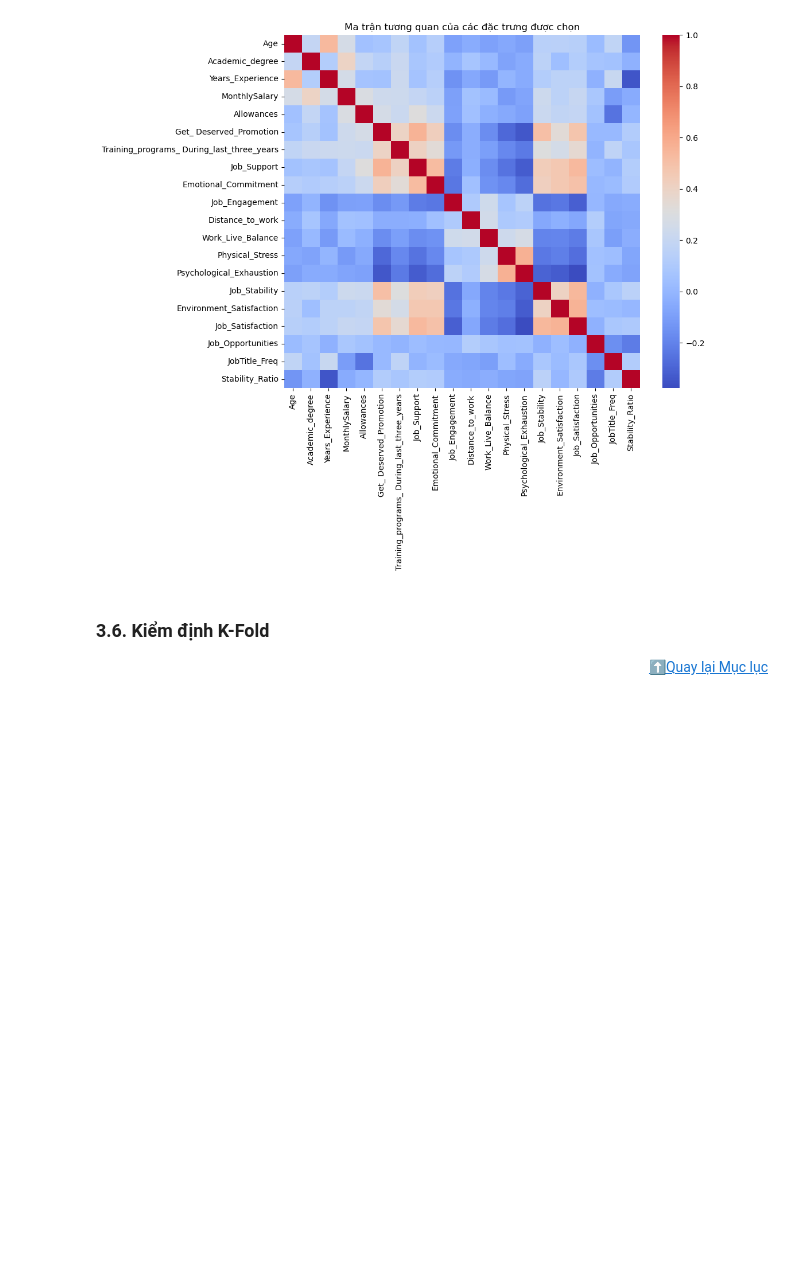
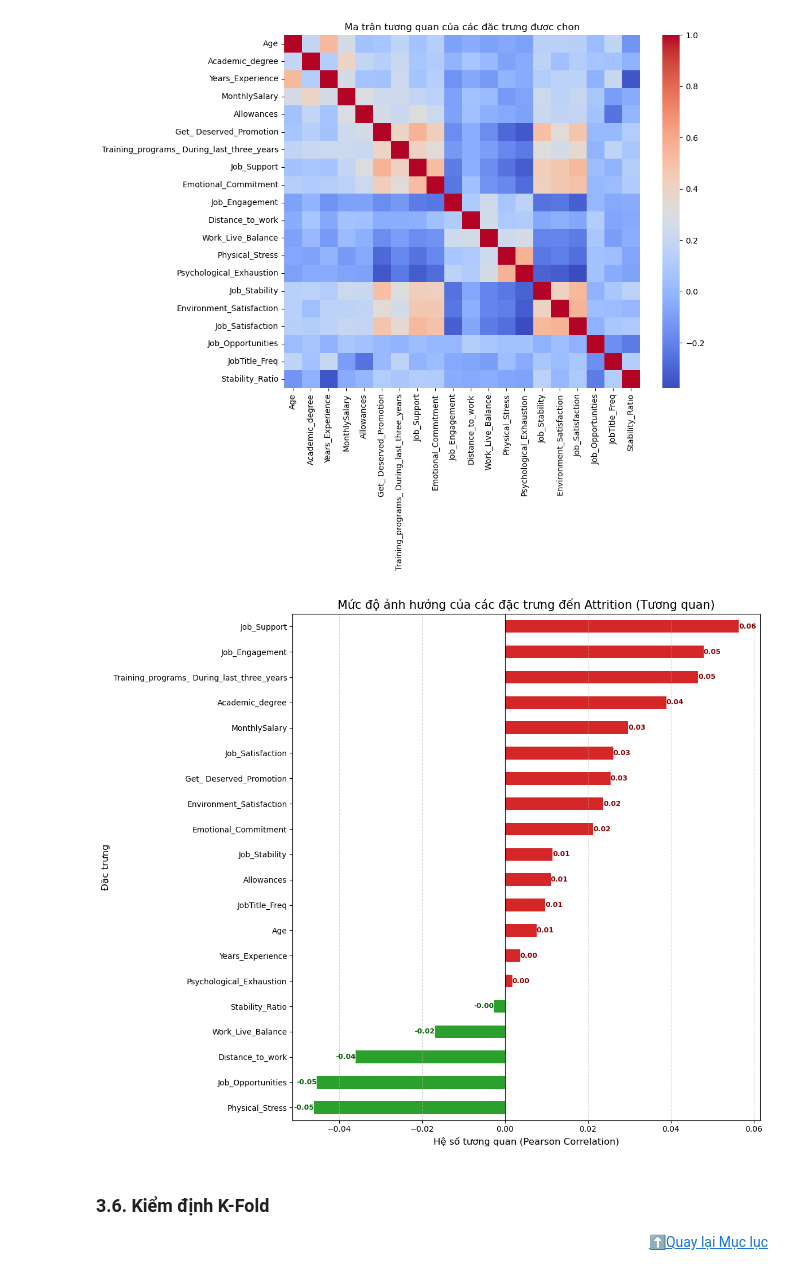
Before and after one commit to TonOfWeight072501/sgu_kpdl, a Jupyter notebook: CUOI_KY/Feature/Feature_full.ipynb, the cells around one changed output. Cells and saved outputs as stored; diff of their text form; code cells hidden in the pictures; blank space fills up the shorter version.

```diff
--- a/CUOI_KY/Feature/Feature_full.ipynb
+++ b/CUOI_KY/Feature/Feature_full.ipynb
@@ -675,6 +732,49 @@ plt.show()
 Top 20 đặc trưng được chọn:
 ['Age', 'Academic_degree', 'Years_Experience', 'MonthlySalary', 'Allowances', 'Get_ Deserved_Promotion', 'Training_programs_ During_last_three_years', 'Job_Support', 'Emotional_Commitment', 'Job_Engag ...
 [figure]
+# %%
+# --- BỔ SUNG: PHÂN TÍCH TƯƠNG QUAN VỚI BIẾN MỤC TIÊU (ATTRITION) ---
+import matplotlib.pyplot as plt
+import seaborn as sns
+
+# 1. Tính độ tương quan giữa các đặc trưng (X_train) và biến mục tiêu (y_train)
+# Lưu ý: y_train phải ở dạng số (0/1) đã được xử lý ở các bước trước
+# Sử dụng phương thức corrwith để tính tương quan từng cột X với y
+correlations = X_train_final.corrwith(y_train)
+
+# 2. Sắp xếp độ tương quan từ Dương (cao nhất) đến Âm (thấp nhất)
+correlations = correlations.sort_values(ascending=True) # Sắp xếp tăng dần để vẽ barh cho đẹp
+
+# ... (Phần tính toán correlations giữ nguyên) ...
+
+# 3. Vẽ biểu đồ
+plt.figure(figsize=(12, 10))
+
+# [SỬA ĐỔI QUAN TRỌNG]: Đảo lại logic màu sắc
+# - Tương quan DƯƠNG (> 0): Cùng chiều với Attrition (Làm tăng nghỉ việc) -> Màu ĐỎ (Cảnh báo)
+# - Tương quan ÂM (< 0): Ngược chiều với Attrition (Giúp giữ chân) -> Màu XANH LÁ (Tốt)
+colors = ['#2ca02c' if x < 0 else '#d62728' for x in correlations]
+
+# Vẽ biểu đồ thanh ngang
+correlations.plot(kind='barh', color=colors)
+
+plt.title('Mức độ ảnh hưởng của các đặc trưng đến Attrition (Tương quan)', fontsize=15)
+plt.xlabel('Hệ số tương quan (Pearson Correlation)', fontsize=12)
+plt.ylabel('Đặc trưng', fontsize=12)
+plt.axvline(x=0, color='black', linestyle='-', linewidth=0.8)
+plt.grid(axis='x', linestyle='--', alpha=0.5)
+
+# Hiển thị giá trị lên biểu đồ
+for index, value in enumerate(correlations):
+    if value < 0:
+        plt.text(value, index, f'{value:.2f}', va='center', ha='right', fontsize=9, fontweight='bold', color='darkgreen')
+    else:
+        plt.text(value, index, f'{value:.2f}', va='center', ha='left', fontsize=9, fontweight='bold', color='darkred')
+
+plt.tight_layout()
+plt.show()
+# %% [output]
+[figure, added]
 # %% [markdown]
 ### <a id='3.6'>3.6. Kiểm định K-Fold</a>
 <div style="text-align: right">
```
Also changed, not shown: parts of 6 cells of this notebook, 15 other files.
